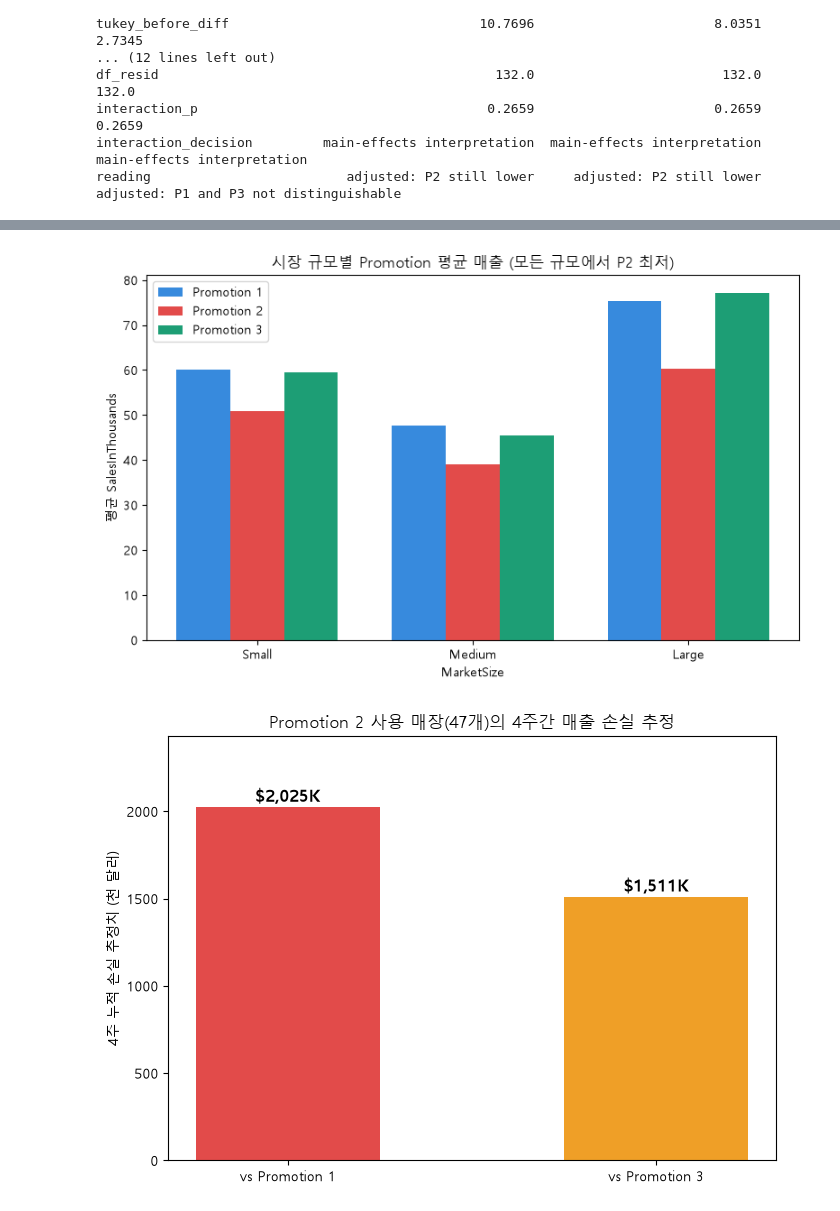
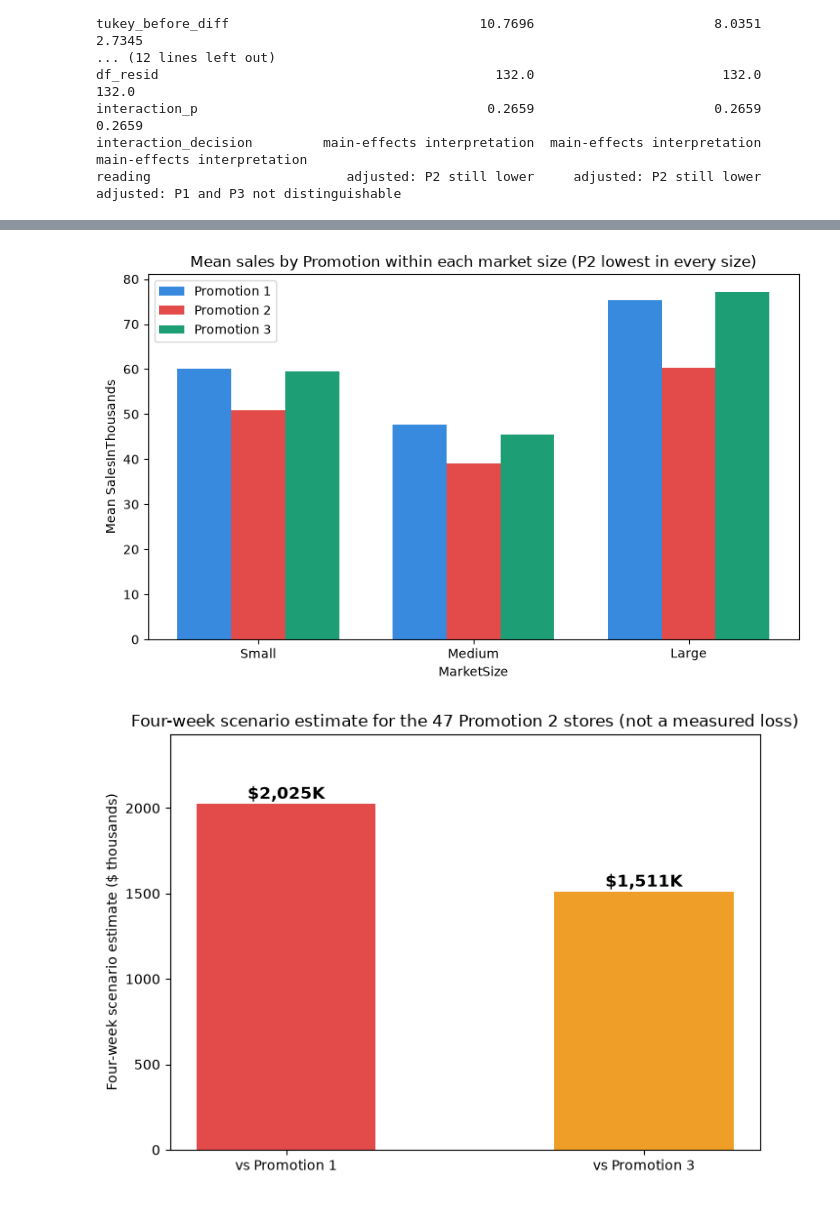
Before and after one commit to jiwoon-oh/fastfood-promotion-ab-test, a Jupyter notebook: promotion_ab_test.ipynb, the cells around one changed output, grey strips where cells are left out. Drawn from its saved outputs; the diff is of its cells as text; code cells hidden in the pictures.

```diff
--- a/promotion_ab_test.ipynb
+++ b/promotion_ab_test.ipynb
@@ -203,18 +203,17 @@ chi2 = 0.2336, p-value = 0.8898
 # %%
 import matplotlib.pyplot as plt
 
-plt.rcParams['font.family'] = 'Malgun Gothic'  # 기본 폰트 설정
-plt.rcParams['axes.unicode_minus'] = False   # 마이너스 기호 깨짐 방지
+plt.rcParams['axes.unicode_minus'] = False   # keep the minus sign as a plain hyphen
 
-# 그룹별 박스플롯
+# Box plot by group
 fig, ax = plt.subplots(figsize=(8, 5))
 df.boxplot(column='SalesInThousands', by='Promotion', ax=ax)
-plt.title('Promotion별 SalesInThousands 분포')
+plt.title('SalesInThousands by Promotion')
 plt.suptitle('')
 plt.ylabel('Sales (Thousands)')
 plt.show()
 
-# IQR 기준 이상치 탐지 (그룹별)
+# Outlier detection by the IQR rule (per group)
 def get_outliers_iqr(group):
     Q1 = group.quantile(0.25)
     Q3 = group.quantile(0.75)
@@ -223,11 +222,11 @@ def get_outliers_iqr(group):
     upper = Q3 + 1.5 * IQR
     return group[(group < lower) | (group > upper)]
 
-print("=== 그룹별 이상치 개수 ===")
+print("=== Outliers per group ===")
 outlier_counts = df.groupby('Promotion')['SalesInThousands'].apply(lambda x: len(get_outliers_iqr(x)))
 print(outlier_counts)
 
-print("\n=== 이상치 상세 (원본 행 포함) ===")
+print("\n=== Outlier details (with the original rows) ===")
 for promo in df['Promotion'].cat.categories:
     sub = df[df['Promotion'] == promo]
     outliers = get_outliers_iqr(sub['SalesInThousands'])
@@ -892,12 +891,10 @@ import matplotlib.pyplot as plt
 import matplotlib.font_manager as fm
 import numpy as np
 
-# 한글 폰트 설정 (환경에 맞게 조정 필요할 수 있음)
 plt.rcParams['axes.unicode_minus'] = False
-# plt.rcParams['font.family'] = 'Malgun Gothic'  # Windows라면 이 줄 활성화
 
 # ============================================================
-# 1. Q-Q Plot (정규성 확인, 그룹별 3개)
+# 1. Q-Q plots (normality check, one per group)
 # ============================================================
 import scipy.stats as stats
 
@@ -910,22 +907,22 @@ plt.tight_layout()
 plt.show()
 
 # ============================================================
-# 2. Promotion별 SalesInThousands 박스플롯 (ANOVA 결과 슬라이드용)
+# 2. Box plot of SalesInThousands by Promotion (for the ANOVA slide)
 # ============================================================
 fig, ax = plt.subplots(figsize=(7, 5))
 store_level.boxplot(column='SalesInThousands', by='Promotion', ax=ax,
                      patch_artist=True,
                      boxprops=dict(facecolor='#85B7EB', alpha=0.6))
 _f_all, _p_all = stats.f_oneway(*[store_level[store_level['Promotion'] == k]['SalesInThousands'] for k in (1, 2, 3)])
-ax.set_title(f'Promotion별 매장 평균 매출 분포 (ANOVA F={_f_all:.2f}, p={_p_all:.3f})')
+ax.set_title(f'Store mean sales by Promotion (ANOVA F={_f_all:.2f}, p={_p_all:.3f})')
 plt.suptitle('')
 ax.set_xlabel('Promotion')
-ax.set_ylabel('SalesInThousands (매장별 4주 평균)')
+ax.set_ylabel('SalesInThousands (four-week mean per store)')
 plt.tight_layout()
 plt.show()
 
 # ============================================================
-# 3. Tukey HSD 95% 신뢰구간 (forest plot)
+# 3. Tukey HSD 95% confidence intervals (forest plot)
 # ============================================================
 comparisons = [(f"P{g1} vs P{g2}", md, lo, hi, bool(rej))
                for g1, g2, md, p_adj, lo, hi, rej in tukey_df.itertuples(index=False)]
@@ -937,14 +934,14 @@ for i, (label, mean, lower, upper, reject) in enumerate(comparisons):
     ax.plot([lower, lower], [i-0.1, i+0.1], color=color, linewidth=2)
     ax.plot([upper, upper], [i-0.1, i+0.1], color=color, linewidth=2)
     ax.scatter(mean, i, color=color, s=80, zorder=3)
-    sig_text = "유의" if reject else "비유의"
+    sig_text = "significant" if reject else "not significant"
     ax.text(upper + 1, i, f"{mean:+.2f} ({sig_text})", va='center', fontsize=10, color=color)
 
 ax.axvline(0, color='red', linestyle='--', linewidth=1, alpha=0.6)
 ax.set_yticks(range(len(comparisons)))
 ax.set_yticklabels([c[0] for c in comparisons])
-ax.set_xlabel("평균 매출 차이 (천 달러)")
-ax.set_title("Tukey HSD 95% 신뢰구간")
+ax.set_xlabel("Difference in mean sales ($ thousands)")
+ax.set_title("Tukey HSD 95% confidence intervals")
 ax.set_xlim(-25, 30)
 ax.invert_yaxis()
 ax.grid(axis='x', linestyle=':', alpha=0.4)
@@ -952,15 +949,15 @@ plt.tight_layout()
 plt.show()
 
 # ============================================================
-# 4. MarketSize별 Promotion 평균 매출 (일관성/confounding 없음 증명용)
+# 4. Mean sales by Promotion within each MarketSize (consistency and confounding check)
 # ============================================================
 pivot = store_level.groupby(['MarketSize', 'Promotion'], observed=True)['SalesInThousands'].mean().unstack()
-pivot = pivot.reindex(['Small', 'Medium', 'Large'])  # 순서 정렬
+pivot = pivot.reindex(['Small', 'Medium', 'Large'])  # fix the order
 
 fig, ax = plt.subplots(figsize=(8, 5))
 x = np.arange(len(pivot.index))
 width = 0.25
-colors = ['#378ADD', '#E24B4A', '#1D9E75']  # P1=파랑, P2=빨강(낮음 강조), P3=초록
+colors = ['#378ADD', '#E24B4A', '#1D9E75']  # P1 = blue, P2 = red (emphasizes the lowest), P3 = green
 
 for i, promo in enumerate(pivot.columns):
     ax.bar(x + (i-1)*width, pivot[promo], width, label=f'Promotion {promo}', color=colors[i])
@@ -968,26 +965,26 @@ for i, promo in enumerate(pivot.columns):
 ax.set_xticks(x)
 ax.set_xticklabels(pivot.index)
 ax.set_xlabel('MarketSize')
-ax.set_ylabel('평균 SalesInThousands')
-ax.set_title('시장 규모별 Promotion 평균 매출 (모든 규모에서 P2 최저)')
+ax.set_ylabel('Mean SalesInThousands')
+ax.set_title('Mean sales by Promotion within each market size (P2 lowest in every size)')
 ax.legend()
 plt.tight_layout()
 plt.show()
 
 # ============================================================
-# 5. 비즈니스 임팩트 (4주 누적 손실 금액)
+# 5. Business impact (four-week scenario amount)
 # ============================================================
 fig, ax = plt.subplots(figsize=(7, 5))
 labels = ['vs Promotion 1', 'vs Promotion 3']
-losses = [weekly_loss_vs_1 * 4, weekly_loss_vs_3 * 4]  # 천 달러 단위
+losses = [weekly_loss_vs_1 * 4, weekly_loss_vs_3 * 4]  # in $ thousands
 
 bars = ax.bar(labels, losses, color=['#E24B4A', '#EF9F27'], width=0.5)
 for bar, val in zip(bars, losses):
     ax.text(bar.get_x() + bar.get_width()/2, val + 30, f'${val:,.0f}K',
             ha='center', fontsize=12, fontweight='bold')
 
-ax.set_ylabel('4주 누적 손실 추정치 (천 달러)')
-ax.set_title('Promotion 2 사용 매장(47개)의 4주간 매출 손실 추정')
+ax.set_ylabel('Four-week scenario estimate ($ thousands)')
+ax.set_title('Four-week scenario estimate for the 47 Promotion 2 stores (not a measured loss)')
 ax.set_ylim(0, max(losses)*1.2)
 plt.tight_layout()
 plt.show()
@@ -998,2 +995,2 @@ plt.show()
-[figure, old version]
+[figure, new version]
-[figure, old version]
+[figure, new version]
```
Also changed, not shown: parts of 21 cells of this notebook, 1 other file.
